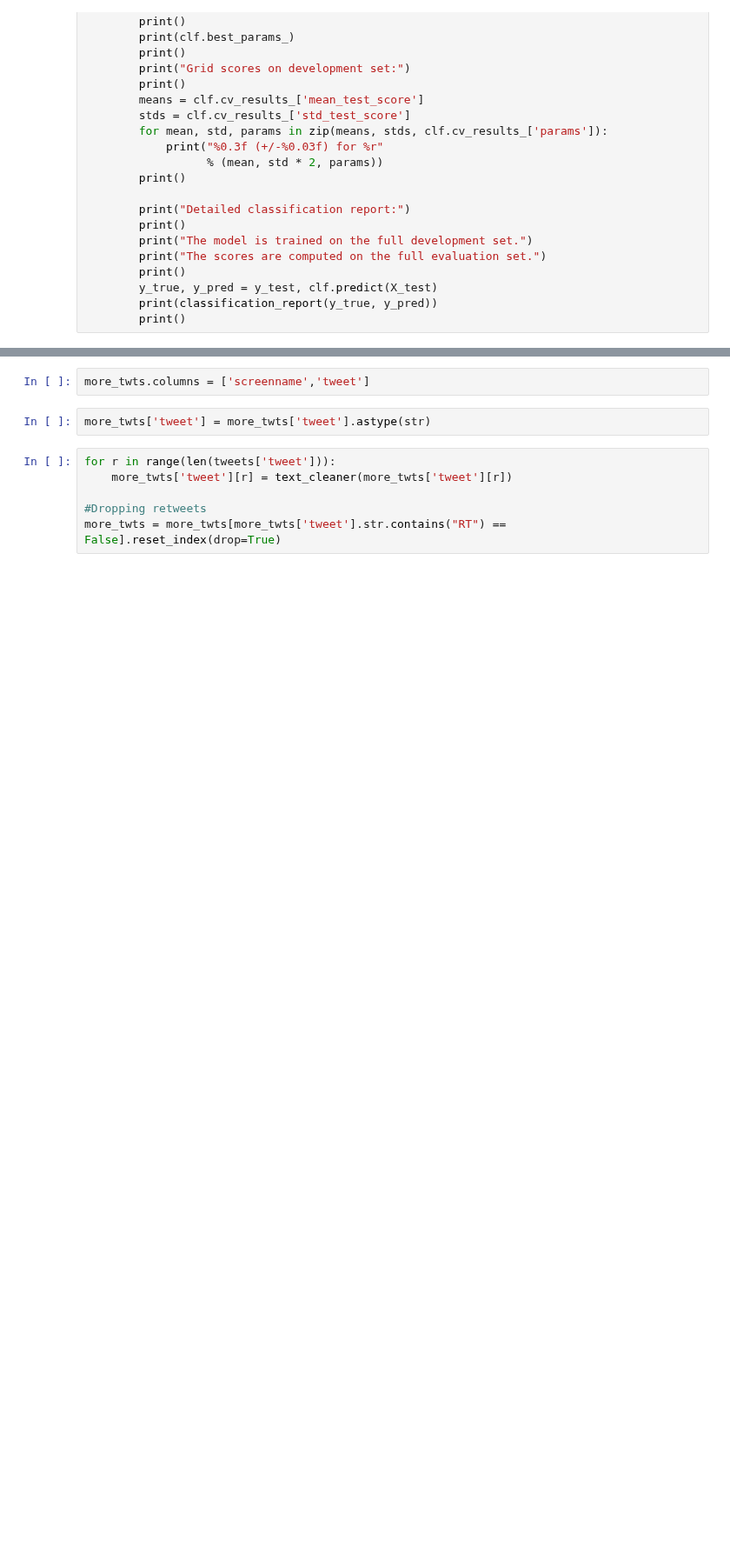
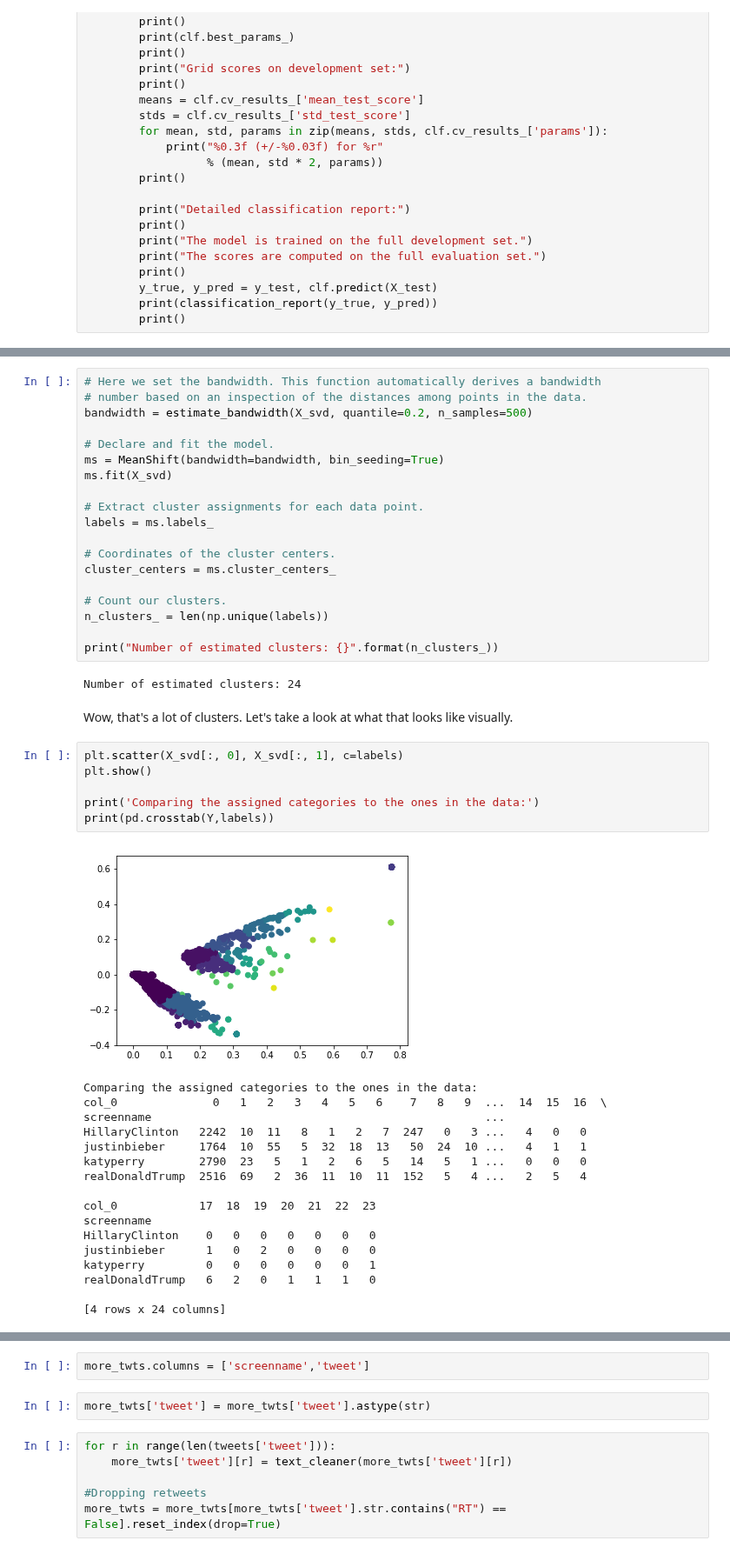
Before and after one commit to jlinGG/Thinkful-DS-Bootcamp, a Jupyter notebook: Twitter-Classifier.ipynb, the cells around one changed output, grey strips where cells are left out. Shown at 87% size. Saved outputs shown, nothing was run; the diff lists cells and outputs as text; blank space fills up the shorter version.

```diff
--- a/Twitter-Classifier.ipynb
+++ b/Twitter-Classifier.ipynb
@@ -867,0 +767,47 @@ We do need are larger corpus when using word2vec.  So first, let's generate more
+# %%
+# Here we set the bandwidth. This function automatically derives a bandwidth
+# number based on an inspection of the distances among points in the data.
+bandwidth = estimate_bandwidth(X_svd, quantile=0.2, n_samples=500)
+
+# Declare and fit the model.
+ms = MeanShift(bandwidth=bandwidth, bin_seeding=True)
+ms.fit(X_svd)
+
+# Extract cluster assignments for each data point.
+labels = ms.labels_
+
+# Coordinates of the cluster centers.
+cluster_centers = ms.cluster_centers_
+
+# Count our clusters.
+n_clusters_ = len(np.unique(labels))
+
+print("Number of estimated clusters: {}".format(n_clusters_))
+# %% [output]
+Number of estimated clusters: 24
+# %% [markdown]
+Wow, that's a lot of clusters.   Let's take a look at what that looks like visually.
+# %%
+plt.scatter(X_svd[:, 0], X_svd[:, 1], c=labels)
+plt.show()
+
+print('Comparing the assigned categories to the ones in the data:')
+print(pd.crosstab(Y,labels))
+# %% [output]
+[figure, added]
+Comparing the assigned categories to the ones in the data:
+col_0              0   1   2   3   4   5   6    7   8   9  ...  14  15  16  \
+screenname                                                 ...
+HillaryClinton   2242  10  11   8   1   2   7  247   0   3 ...   4   0   0
+justinbieber     1764  10  55   5  32  18  13   50  24  10 ...   4   1   1
+katyperry        2790  23   5   1   2   6   5   14   5   1 ...   0   0   0
+realDonaldTrump  2516  69   2  36  11  10  11  152   5   4 ...   2   5   4
+
+col_0            17  18  19  20  21  22  23
+screenname
+HillaryClinton    0   0   0   0   0   0   0
+justinbieber      1   0   2   0   0   0   0
+katyperry         0   0   0   0   0   0   1
+realDonaldTrump   6   2   0   1   1   1   0
+
+[4 rows x 24 columns]
```
Also changed, not shown: parts of 119 cells of this notebook.
